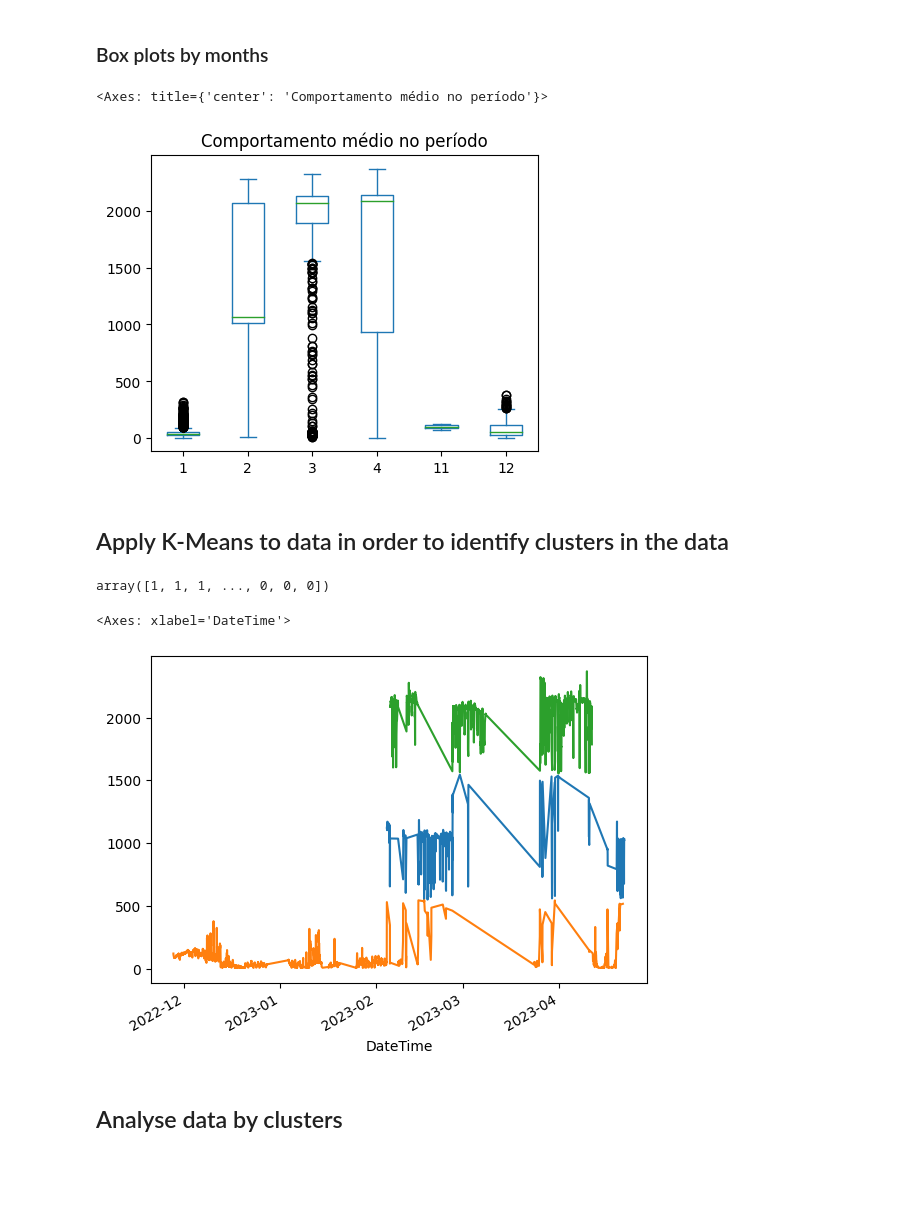
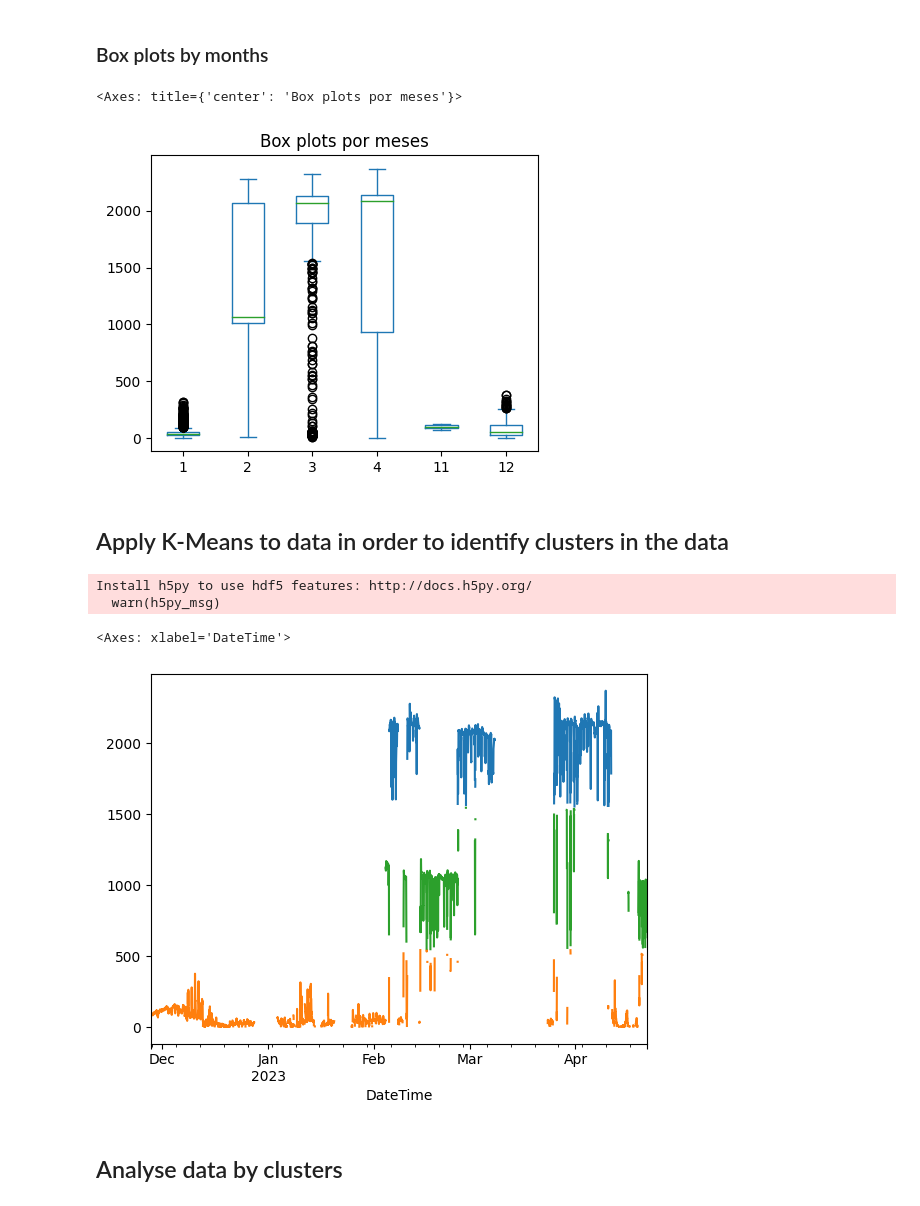
Before and after one commit to campofernando/lcqar-low-cost-monit-proc, a Jupyter notebook: data-pre-processing/field-data-treatment-Diamante_CO-KNN.ipynb, the cells around one changed output. Saved outputs shown, nothing was run; the diff lists cells and outputs as text; code cells hidden in the pictures; blank space fills up the shorter version.

Commit message:
Analyse only first period of data

```diff
--- a/data-pre-processing/field-data-treatment-Diamante_CO-KNN.ipynb
+++ b/data-pre-processing/field-data-treatment-Diamante_CO-KNN.ipynb
@@ -266,9 +266,9 @@ plt.figure(figsize=(5, 5/1.3))
 ax_box  = plt.axes()
 df.pivot(columns='Month')['measuring'].dropna(
         axis='columns', how='all').plot.box(
-            ax=ax_box,title='Comportamento médio no período')
+            ax=ax_box,title='Box plots por meses')
 # %% [output]
-<Axes: title={'center': 'Comportamento médio no período'}>
+<Axes: title={'center': 'Box plots por meses'}>
-[figure, old version]
+[figure, new version]
 # %% [markdown]
 ## Apply K-Means to data in order to identify clusters in the data
@@ -298,28 +275,32 @@ cluster_count = math.ceil(math.sqrt(len(signal)))
-# %%
-km = TimeSeriesKMeans(n_clusters=3, metric='dtw')
-
-labels = km.fit_predict(signal)
-labels
-# %% [output]
-array([1, 1, 1, ..., 0, 0, 0])
+# %%
+from tslearn.clustering import TimeSeriesKMeans
+from sklearn.cluster import KMeans
+import math
+
+valid_series = sensor_dataframe[sensor_dataframe['Tag'] == 'VALID']['measuring']
+signal = np.array(valid_series).reshape(-1, 1)
+
+# Analyse data with a maximum of 3 clusters in the data
+km = TimeSeriesKMeans(n_clusters=3, metric='dtw')
+
+labels = km.fit_predict(signal)
+clusters_set = list(set(labels))
+# %% [output]
+Install h5py to use hdf5 features: http://docs.h5py.org/
+  warn(h5py_msg)
 # %%
-dataframe = pd.DataFrame(series)
-
+valid_dataframe = pd.DataFrame(valid_series)
 labels_series = pd.Series(labels)
-labels_series.index = dataframe.index
+labels_series.index = valid_dataframe.index
 labels_series
-dataframe['Labels'] = labels_series
-dataframe
-
-dataframe['Cluster'] = labels_series.apply(lambda label: 'INVALID' if np.isnan(label) else 'Cluster ' + str(np.int8(label)))
-sensor_dataframe['Cluster'] = dataframe['Cluster']
-sensor_dataframe
-sensor_dataframe[sensor_dataframe['Cluster'] == 'Cluster 0']['measuring'].plot()
-sensor_dataframe[sensor_dataframe['Cluster'] == 'Cluster 1']['measuring'].plot()
-sensor_dataframe[sensor_dataframe['Cluster'] == 'Cluster 2']['measuring'].plot()
+valid_dataframe['Cluster'] = labels_series
+sensor_dataframe['Cluster'] = valid_dataframe['Cluster']
+sensor_dataframe[sensor_dataframe['Cluster'] == clusters_set[0]]['measuring'].resample('15T').mean().plot()
+sensor_dataframe[sensor_dataframe['Cluster'] == clusters_set[1]]['measuring'].resample('15T').mean().plot()
+sensor_dataframe[sensor_dataframe['Cluster'] == clusters_set[2]]['measuring'].resample('15T').mean().plot()
 # %% [output]
 <Axes: xlabel='DateTime'>
-[figure, old version]
+[figure, new version]
 # %% [markdown]
 ## Analyse data by clusters
 # %% [markdown]
```
Also changed, not shown: parts of 26 cells of this notebook, 27 other files.
